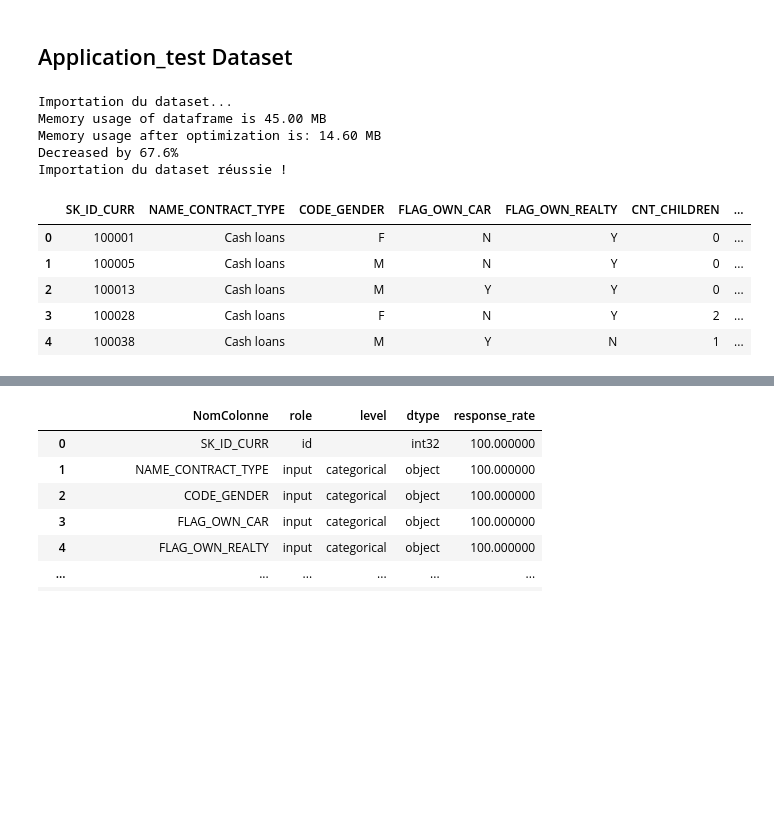
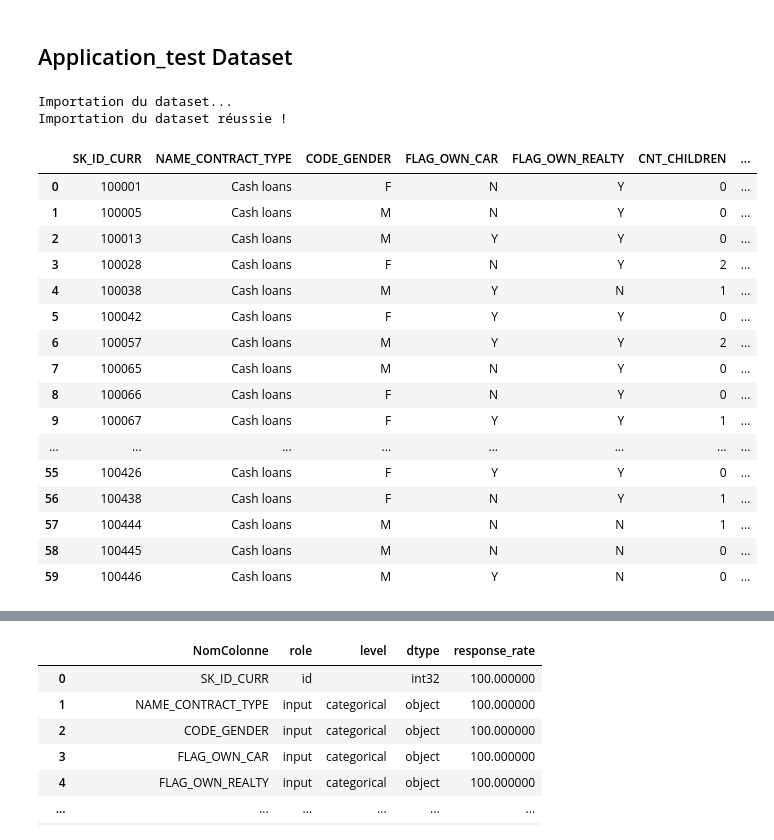
Before and after one commit to DaiTensa/projetscoring, a Jupyter notebook: notebook/01_EDA.ipynb, the cells around one changed output, grey strips where cells are left out. Saved outputs shown, nothing was run; the diff lists cells and outputs as text; code cells hidden in the pictures; blank space fills up the shorter version.

```diff
--- a/notebook/01_EDA.ipynb
+++ b/notebook/01_EDA.ipynb
@@ -622,19 +621,27 @@ plot_categ_vs_numeric_columns(application_train, categ_col="WALLSMATERIAL_MODE",
 ## Application_test Dataset
 # %%
 application_test = data_base.import_file(file_name='application_test.csv')
-application_test.head()
+application_test.head(60)
 # %% [output]
 Importation du dataset...
-Memory usage of dataframe is 45.00 MB
-Memory usage after optimization is: 14.60 MB
-Decreased by 67.6%
 Importation du dataset réussie !
 |  | SK_ID_CURR | NAME_CONTRACT_TYPE | CODE_GENDER | FLAG_OWN_CAR | FLAG_OWN_REALTY | CNT_CHILDREN | ... |
 | 0 | 100001 | Cash loans | F | N | Y | 0 | ... |
 | 1 | 100005 | Cash loans | M | N | Y | 0 | ... |
 | 2 | 100013 | Cash loans | M | Y | Y | 0 | ... |
 | 3 | 100028 | Cash loans | F | N | Y | 2 | ... |
 | 4 | 100038 | Cash loans | M | Y | N | 1 | ... |
+| 5 | 100042 | Cash loans | F | Y | Y | 0 | ... |
+| 6 | 100057 | Cash loans | M | Y | Y | 2 | ... |
+| 7 | 100065 | Cash loans | M | N | Y | 0 | ... |
+| 8 | 100066 | Cash loans | F | N | Y | 0 | ... |
+| 9 | 100067 | Cash loans | F | Y | Y | 1 | ... |
+| ... | ... | ... | ... | ... | ... | ... | ... |
+| 55 | 100426 | Cash loans | F | Y | Y | 0 | ... |
+| 56 | 100438 | Cash loans | F | N | Y | 1 | ... |
+| 57 | 100444 | Cash loans | M | N | N | 1 | ... |
+| 58 | 100445 | Cash loans | M | N | N | 0 | ... |
+| 59 | 100446 | Cash loans | M | Y | N | 0 | ... |
 # %%
 rapport_df_application_test = RapportDataFrame(application_test, target_column="TARGET", ID_Columns=["SK_ID_CURR", "SK_ID_BUREAU"])
 # Rapport : application_test
```
Also changed, not shown: parts of 3 cells of this notebook, 10 other files.
